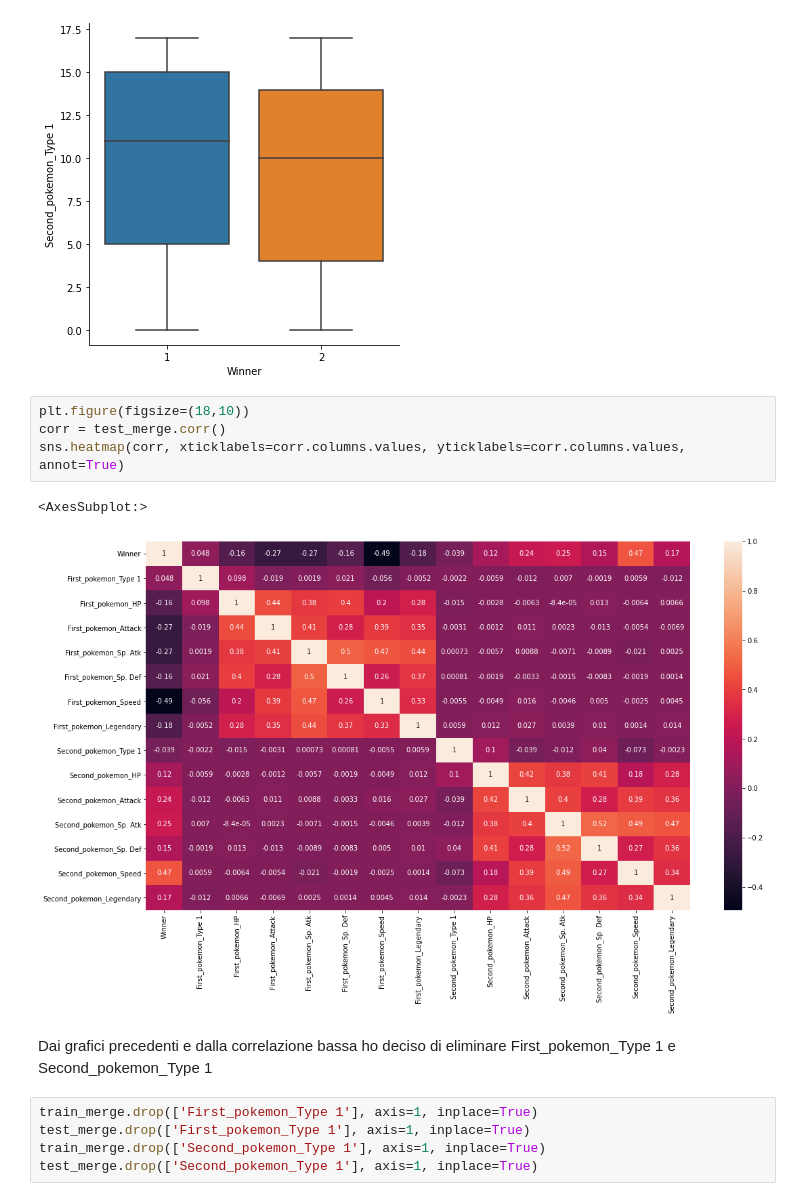
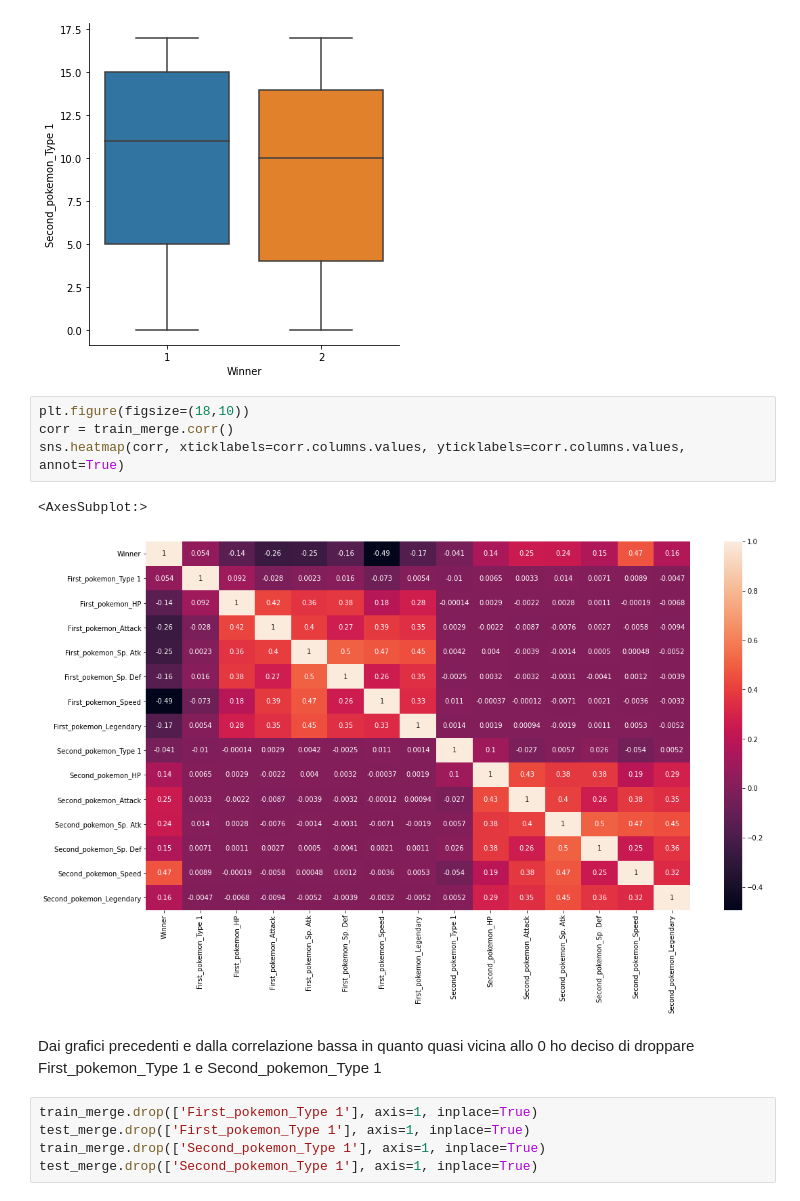
Before and after one commit to GuidiSara/Challenge-IA-Pokemon, a Jupyter notebook: Training.ipynb, the cells around one changed output. Cells and saved outputs as stored; diff of their text form.

```diff
--- a/Training.ipynb
+++ b/Training.ipynb
@@ -600,13 +600,13 @@ sns.catplot(x="Winner", y="Second_pokemon_Type 1", data=train_merge, kind="box")
 [figure]
 # %%
 plt.figure(figsize=(18,10))
-corr = test_merge.corr()
+corr = train_merge.corr()
 sns.heatmap(corr, xticklabels=corr.columns.values, yticklabels=corr.columns.values, annot=True)
 # %% [output]
 <AxesSubplot:>
-[figure, old version]
+[figure, new version]
 # %% [markdown]
-Dai grafici precedenti e dalla correlazione bassa ho deciso di eliminare  First_pokemon_Type 1 e Second_pokemon_Type 1
+Dai grafici precedenti e dalla correlazione bassa in quanto quasi vicina allo 0 ho deciso di droppare  First_pokemon_Type 1 e Second_pokemon_Type 1
 # %%
 train_merge.drop(['First_pokemon_Type 1'], axis=1, inplace=True)
 test_merge.drop(['First_pokemon_Type 1'], axis=1, inplace=True)
```
Also changed, not shown: parts of 20 cells of this notebook, 1 other file.
